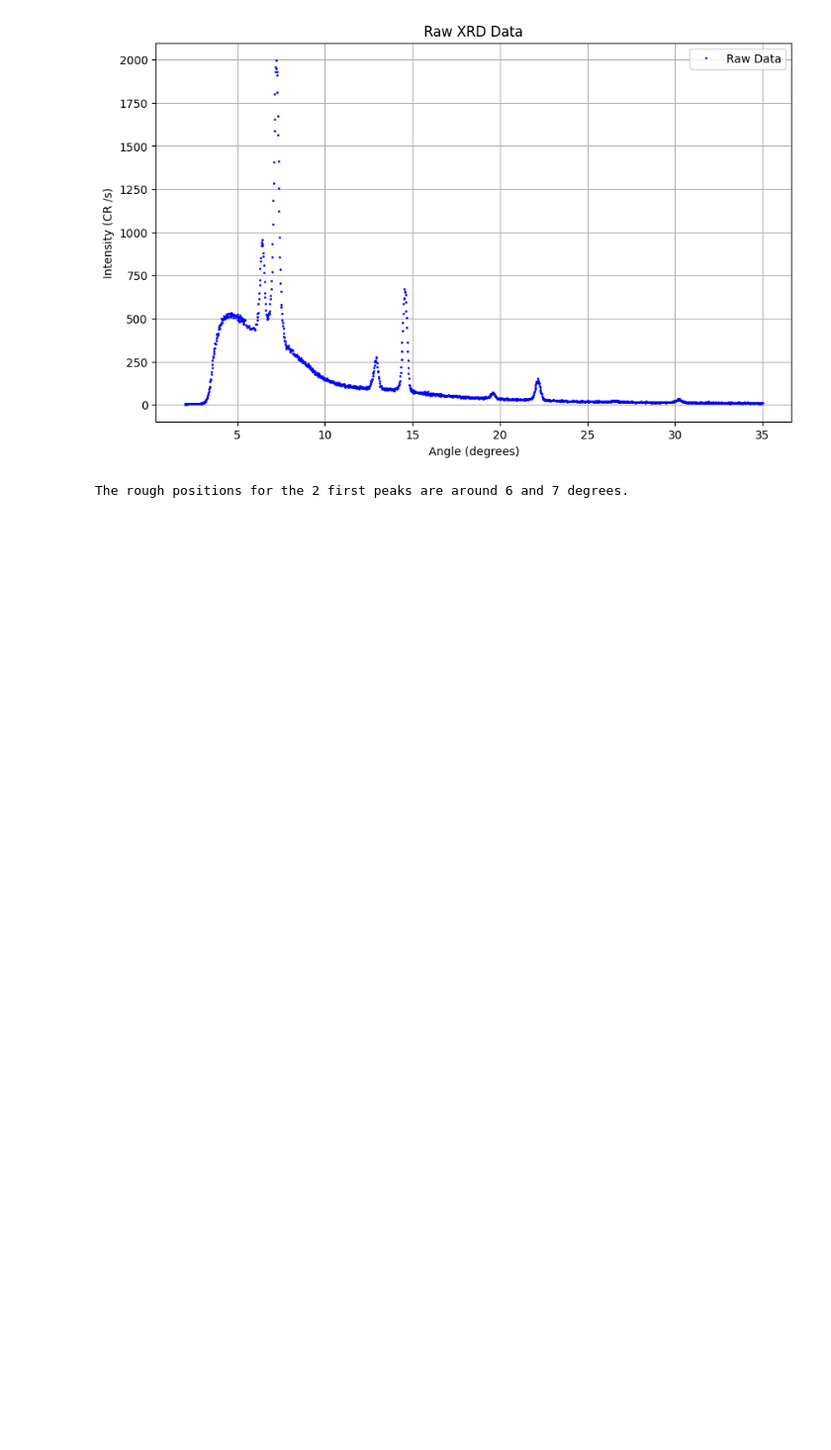
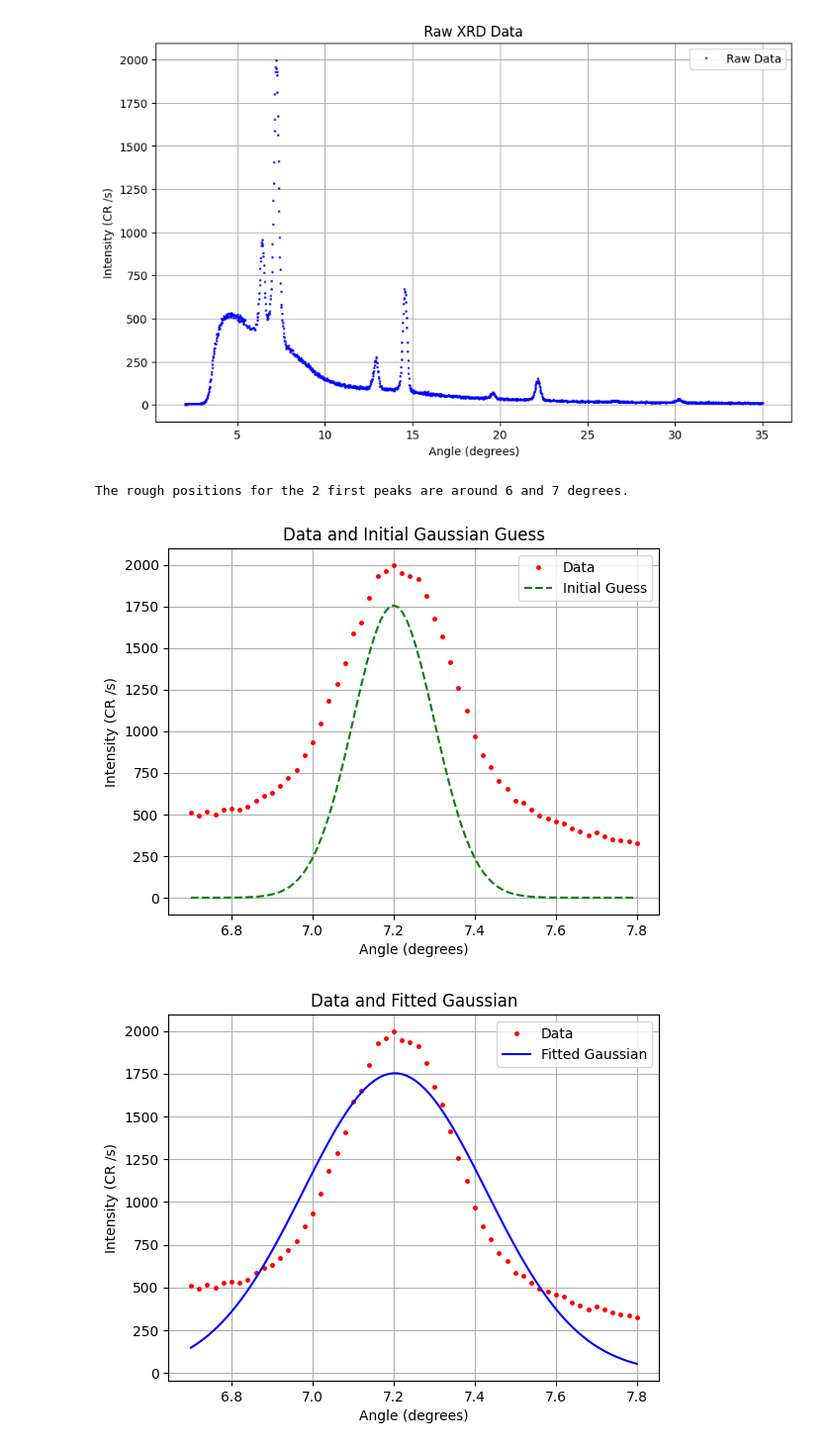
Before and after one commit to PX2145-2025/week-4-b-Morgan-Howard-Reuben, a Jupyter notebook: Curvefit.ipynb, the cells around one changed output. Shown: that part at 99% size. Cells and saved outputs as stored; diff of their text form; code cells hidden in the pictures; blank space fills up the shorter version.

```diff
--- a/Curvefit.ipynb
+++ b/Curvefit.ipynb
@@ -383,8 +383,43 @@ The rough positions for the 2 first peaks are around 6 and 7 degrees.
 def Gau(x, intensity, mu, sigma):
     '''
     Gaussian function.
-    intensity: The peak
+    intensity: Under the curve area (normalised to 1)
     mu: The mean (center) of the peak.
     sigma: The standard deviation (related to the width) of the peak.
     '''
     return intensity * 1 / (sigma * np.sqrt(2 * np.pi)) * np.exp(-(x - mu)**2 / (2 * sigma**2))
+# %%
+# Q3
+
+# Data around the highest peak
+angles_highest_peak = angles_full_data[(angles_full_data >= 6.7) & (angles_full_data <= 7.8)]
+counts_highest_peak = counts_full_data[(angles_full_data >= 6.7) & (angles_full_data <= 7.8)]
+
+# Initial guess for the parameters
+initial_guess = [440, 7.2, 0.1] # intensity, mu, sigma
+
+# Plot the data and the initial guess
+plt.plot(angles_highest_peak, counts_highest_peak, 'r.', markersize=5, label='Data')
+x_plot = np.linspace(min(angles_highest_peak), max(angles_highest_peak), 100)
+plt.plot(x_plot, Gau(x_plot, *initial_guess), 'g--', label='Initial Guess')
+plt.xlabel('Angle (degrees)')
+plt.ylabel('Intensity (CR /s)')
+plt.title('Data and Initial Gaussian Guess')
+plt.legend()
+plt.grid()
+plt.show()
+
+# Perform curve fit
+popt, pcov = curve_fit(Gau, angles_highest_peak, counts_highest_peak, p0=initial_guess)
+
+# Plot the data and the fitted Gaussian function
+plt.plot(angles_highest_peak, counts_highest_peak, 'r.', markersize=5, label='Data')
+plt.plot(x_plot, Gau(x_plot, *popt), 'b-', label='Fitted Gaussian')
+plt.xlabel('Angle (degrees)')
+plt.ylabel('Intensity (CR /s)')
+plt.title('Data and Fitted Gaussian')
+plt.legend()
+plt.grid()
+# %% [output]
+[figure, added]
+[figure, added]
```
Also changed, not shown: parts of 1 cell of this notebook.
